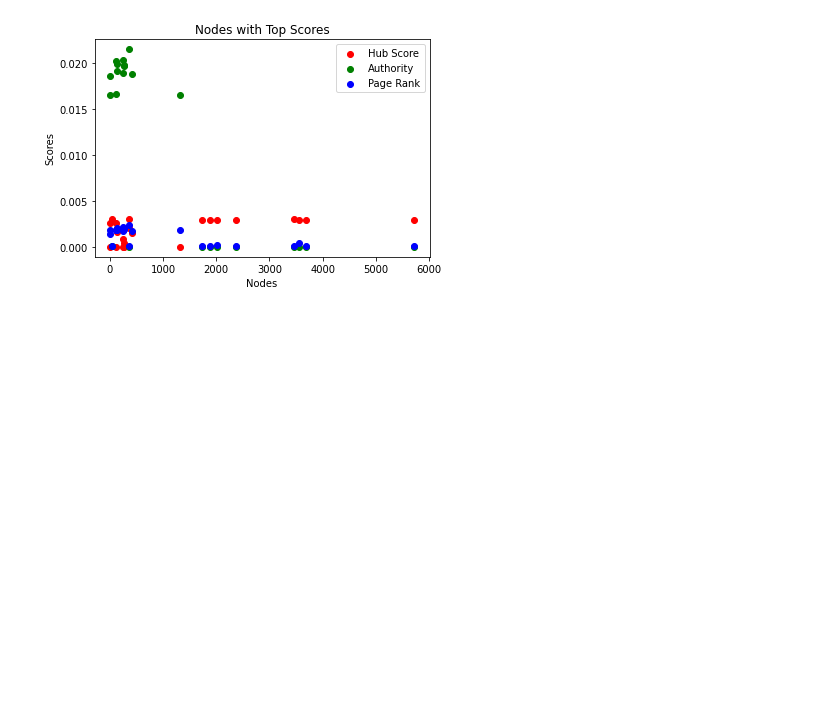
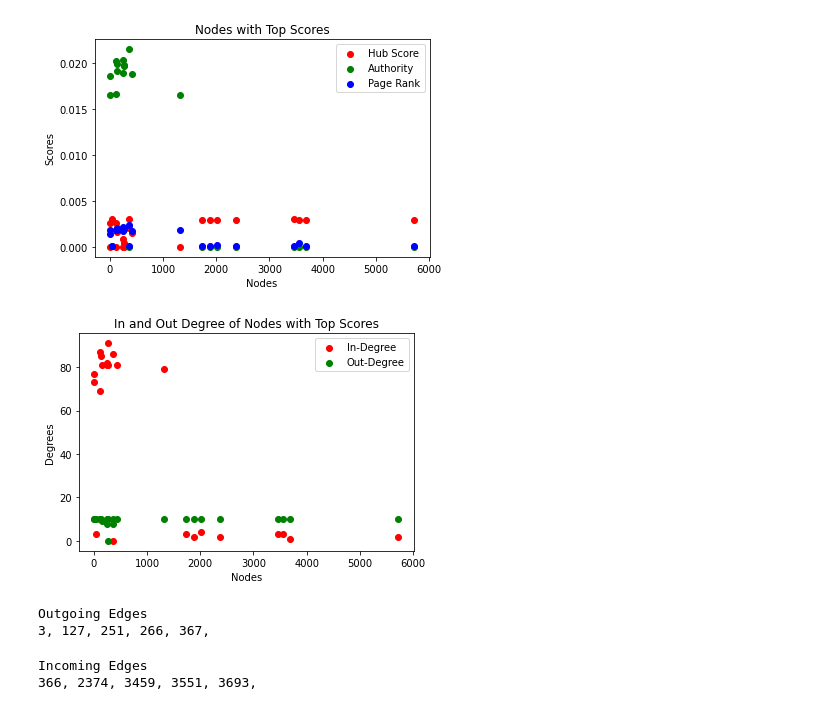
Before and after one commit to PritishWadhwa/CSE508_Winter2023_A3_16, a Jupyter notebook: Q2.ipynb, the cells around one changed output. Drawn from its saved outputs; the diff is of its cells as text; code cells hidden in the pictures; blank space fills up the shorter version.

```diff
--- a/Q2.ipynb
+++ b/Q2.ipynb
@@ -251,3 +258,36 @@ import pandas as pd
+# %%
+# Plotting In-Degree and Out-Degree for the Top Nodes.
+plt.title("In and Out Degree of Nodes with Top Scores")
+plt.scatter(top_n,inDegreeN, label="In-Degree", color="red")
+plt.scatter(top_n,outDegreeN, label="Out-Degree", color="green")
+plt.xlabel("Nodes")
+plt.ylabel("Degrees")
+plt.legend()
+plt.show()
+# %% [output]
+[figure, added]
+# %%
+#  For the node with highest hub score, outgoings edges are:
+print("Outgoing Edges")
+outEdges = g.out_edges(sorted_hub[0][0])
+for i in outEdges:
+    if i[1] in top_n_auth:
+        print(i[1], end= ", ")
+    # print(i[1], end= ", ")
+# outEdges
+# %% [output]
+Outgoing Edges
+3, 127, 251, 266, 367,
+# %%
+#  Getting the incoming edges of the node with highest authority score
+print("Incoming Edges")
+inEdges = g.in_edges(sorted_auth[0][0])
+for i in inEdges :
+    if(i[0] in top_n_hubs):
+        print(i[0], end= ", ")
+# %% [output]
+Incoming Edges
+366, 2374, 3459, 3551, 3693,
 # %%
 dataframe = pd.DataFrame()
 dataframe["Node"] = top_n
```
Also changed, not shown: parts of 8 cells of this notebook, 1 other file.
